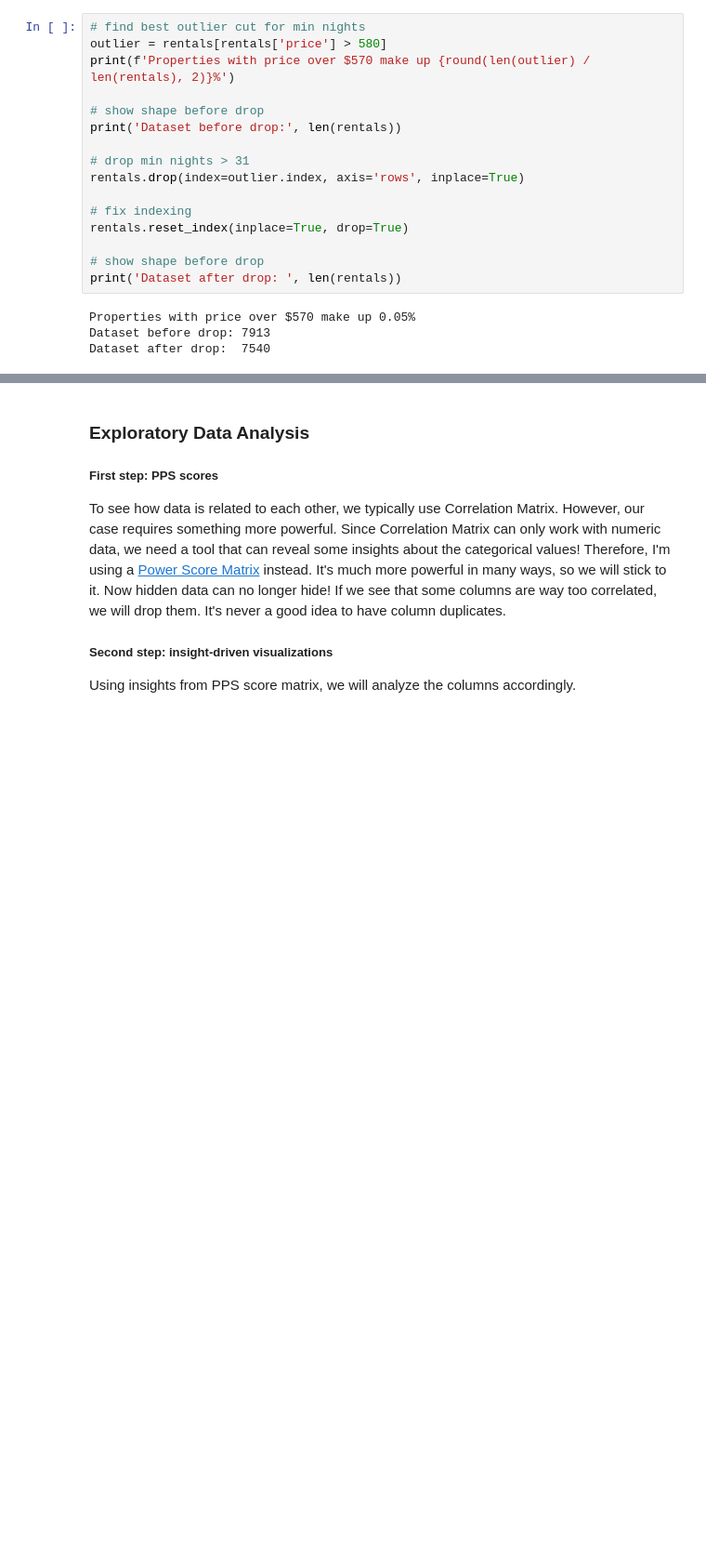
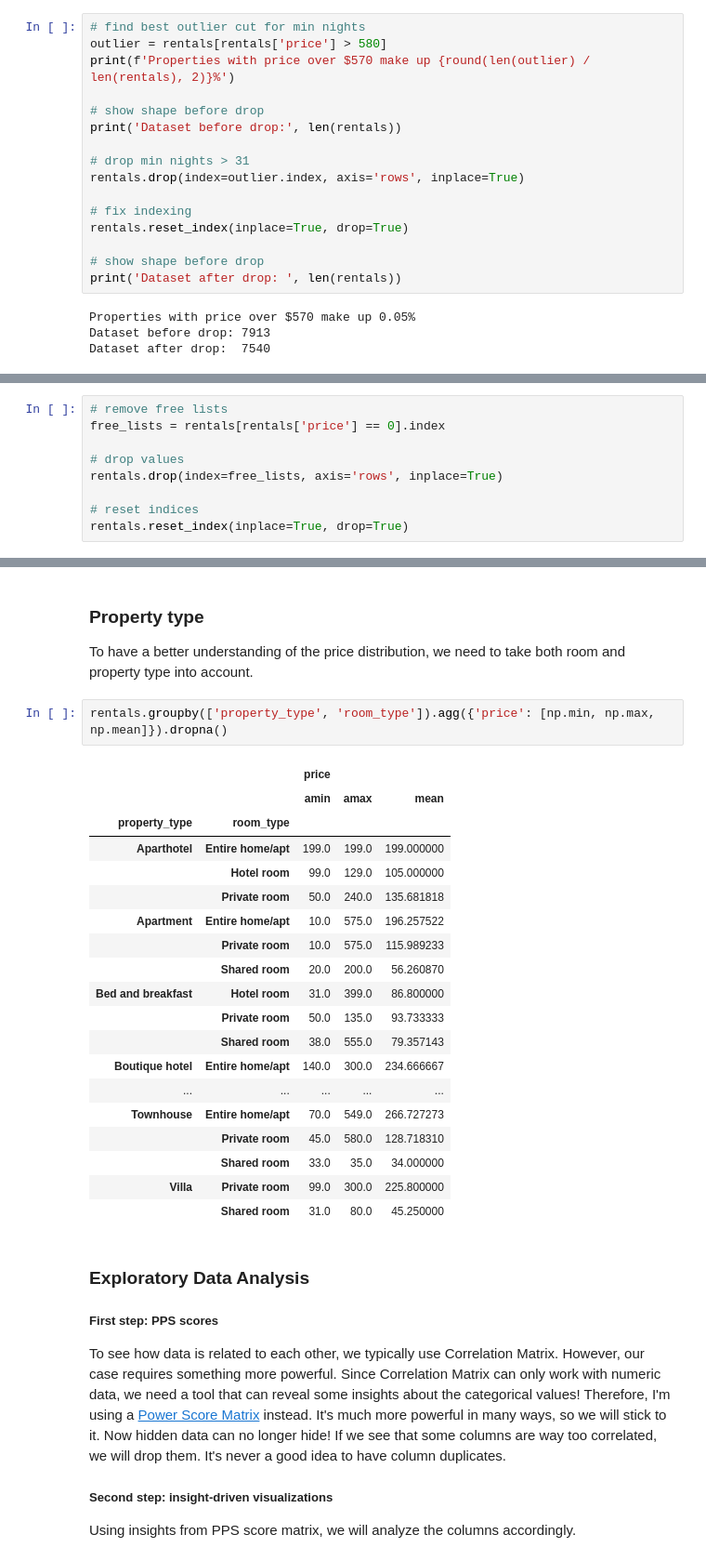
Before and after one commit to dissagaliyeva/property-rentals-analysis, a Jupyter notebook: analysis.ipynb, the cells around one changed output, grey strips where cells are left out. Shown: that part at 93% size. Saved outputs shown, nothing was run; the diff lists cells and outputs as text; blank space fills up the shorter version.

```diff
--- a/analysis.ipynb
+++ b/analysis.ipynb
@@ -351,0 +368,9 @@ Dataset after drop:  7540
+# %%
+# remove free lists
+free_lists = rentals[rentals['price'] == 0].index
+
+# drop values
+rentals.drop(index=free_lists, axis='rows', inplace=True)
+
+# reset indices
+rentals.reset_index(inplace=True, drop=True)
@@ -352,3 +395,29 @@ Dataset after drop:  7540
+# %% [markdown]
+### Property type
+
+To have a better understanding of the price distribution, we need to take both room and property type into account.
+# %%
+rentals.groupby(['property_type', 'room_type']).agg({'price': [np.min, np.max, np.mean]}).dropna()
+# %% [output]
+|  |  | price |  |  |
+|  |  | amin | amax | mean |
+| property_type | room_type |  |  |  |
+| Aparthotel | Entire home/apt | 199.0 | 199.0 | 199.000000 |
+|  | Hotel room | 99.0 | 129.0 | 105.000000 |
+|  | Private room | 50.0 | 240.0 | 135.681818 |
+| Apartment | Entire home/apt | 10.0 | 575.0 | 196.257522 |
+|  | Private room | 10.0 | 575.0 | 115.989233 |
+|  | Shared room | 20.0 | 200.0 | 56.260870 |
+| Bed and breakfast | Hotel room | 31.0 | 399.0 | 86.800000 |
+|  | Private room | 50.0 | 135.0 | 93.733333 |
+|  | Shared room | 38.0 | 555.0 | 79.357143 |
+| Boutique hotel | Entire home/apt | 140.0 | 300.0 | 234.666667 |
+| ... | ... | ... | ... | ... |
+| Townhouse | Entire home/apt | 70.0 | 549.0 | 266.727273 |
+|  | Private room | 45.0 | 580.0 | 128.718310 |
+|  | Shared room | 33.0 | 35.0 | 34.000000 |
+| Villa | Private room | 99.0 | 300.0 | 225.800000 |
+|  | Shared room | 31.0 | 80.0 | 45.250000 |
 # %% [markdown]
 ### Exploratory Data Analysis
 
```
Also changed, not shown: parts of 4 cells of this notebook.
